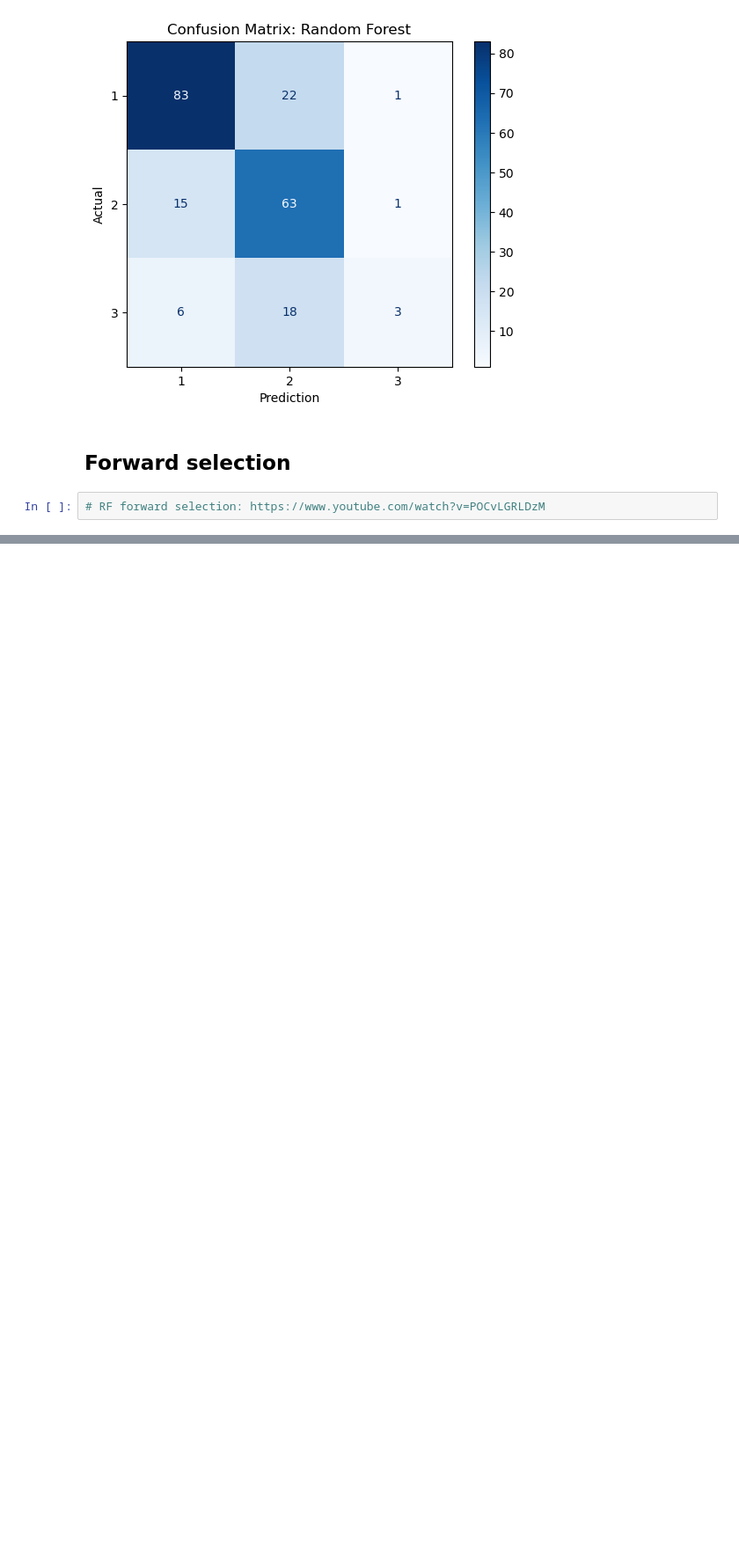
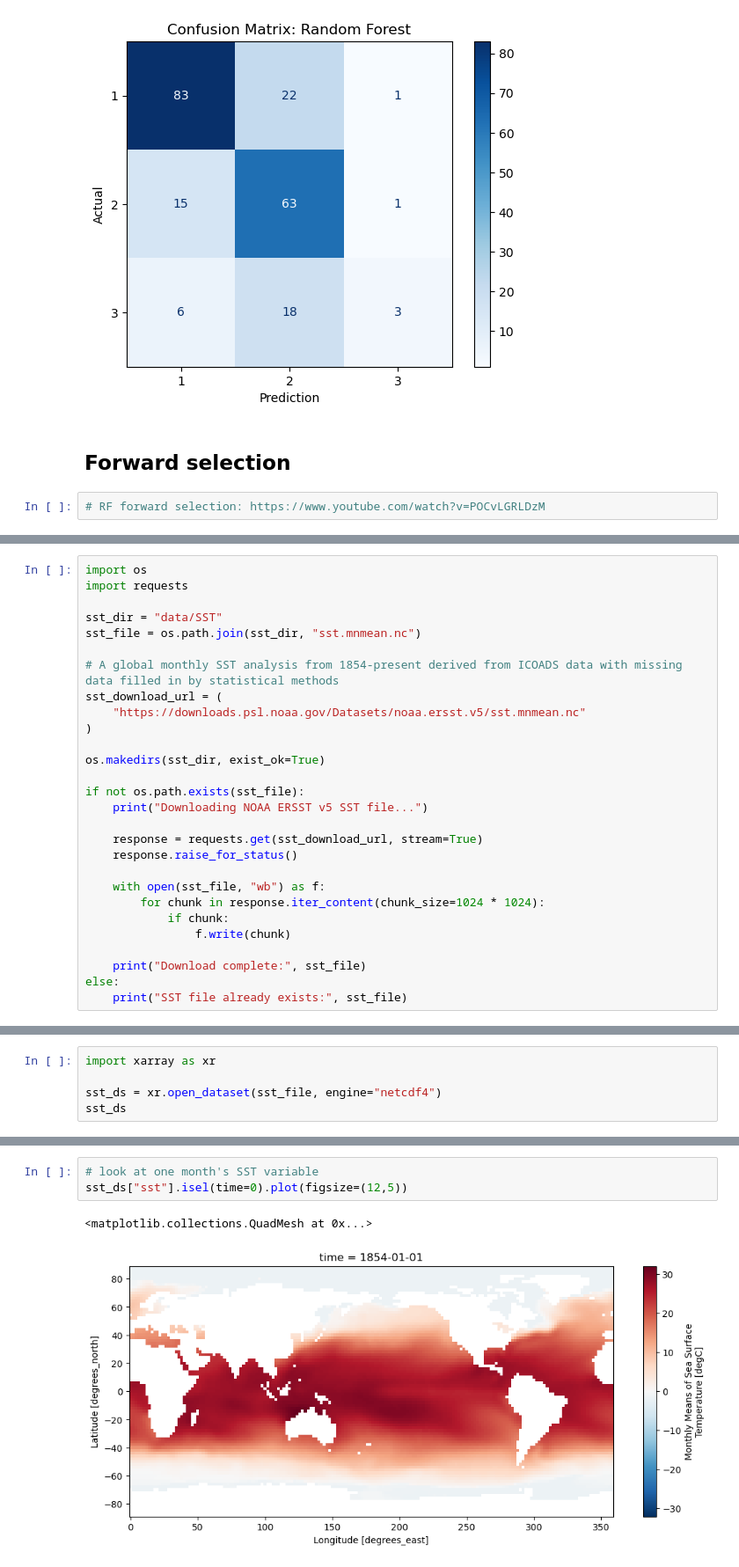
Before and after one commit to madwhe/WWF-Fisheries-Conflict-Analysis, a Jupyter notebook: WWF_Team9_Summer26.ipynb, the cells around one changed output, grey strips where cells are left out. Shown at 88% size. Saved outputs shown, nothing was run; the diff lists cells and outputs as text; blank space fills up the shorter version.

```diff
--- a/WWF_Team9_Summer26.ipynb
+++ b/WWF_Team9_Summer26.ipynb
@@ -452,0 +440,28 @@ weighted avg       0.70      0.70      0.68       212
+# %%
+import os
+import requests
+
+sst_dir = "data/SST"
+sst_file = os.path.join(sst_dir, "sst.mnmean.nc")
+
+# A global monthly SST analysis from 1854-present derived from ICOADS data with missing data filled in by statistical methods
+sst_download_url = (
+    "https://downloads.psl.noaa.gov/Datasets/noaa.ersst.v5/sst.mnmean.nc"
+)
+
+os.makedirs(sst_dir, exist_ok=True)
+
+if not os.path.exists(sst_file):
+    print("Downloading NOAA ERSST v5 SST file...")
+
+    response = requests.get(sst_download_url, stream=True)
+    response.raise_for_status()
+
+    with open(sst_file, "wb") as f:
+        for chunk in response.iter_content(chunk_size=1024 * 1024):
+            if chunk:
+                f.write(chunk)
+
+    print("Download complete:", sst_file)
+else:
+    print("SST file already exists:", sst_file)
@@ -452,0 +470,5 @@ weighted avg       0.70      0.70      0.68       212
+# %%
+import xarray as xr
+
+sst_ds = xr.open_dataset(sst_file, engine="netcdf4")
+sst_ds
@@ -452,0 +513,6 @@ weighted avg       0.70      0.70      0.68       212
+# %%
+# look at one month's SST variable
+sst_ds["sst"].isel(time=0).plot(figsize=(12,5))
+# %% [output]
+<matplotlib.collections.QuadMesh at 0x...>
+[figure, added]
```
Also changed, not shown: parts of 19 cells of this notebook.
